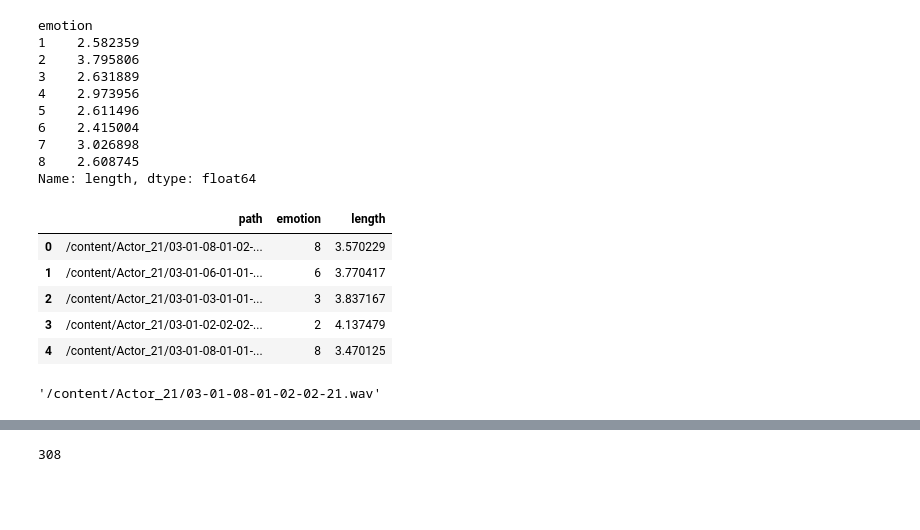
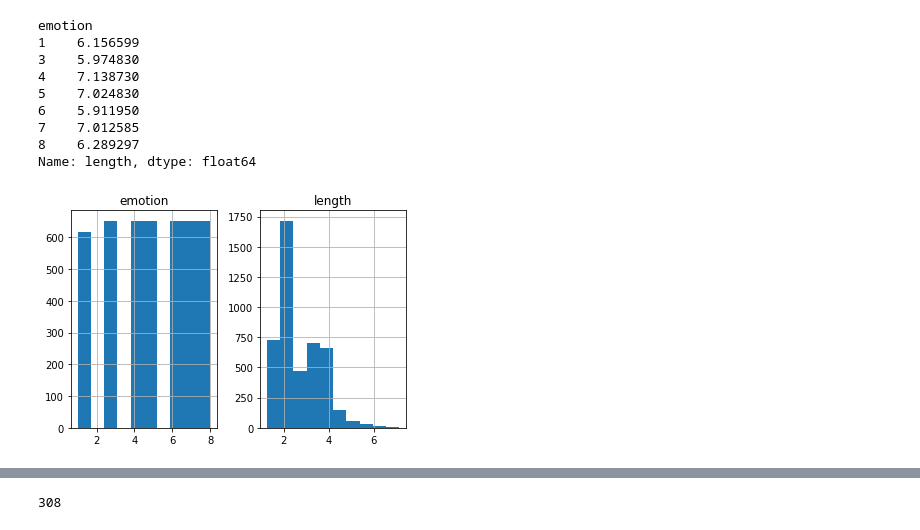
Before and after one commit to Karthick47v2/speech-emotion-classifier, a Jupyter notebook: feature_extraction.ipynb, the cells around one changed output, grey strips where cells are left out. Drawn from its saved outputs; the diff is of its cells as text; code cells hidden in the pictures; blank space fills up the shorter version.

```diff
--- a/feature_extraction.ipynb
+++ b/feature_extraction.ipynb
@@ -73,28 +70,18 @@ for path in df['path']:
 
 df['length'] = wav_len
 # %%
-df.groupby(['emotion'])['length'].mean()
+df.groupby(['emotion'])['length'].max()
 # %% [output]
 emotion
-1    2.582359
-2    3.795806
-3    2.631889
-4    2.973956
-5    2.611496
-6    2.415004
-7    3.026898
-8    2.608745
+1    6.156599
+3    5.974830
+4    7.138730
+5    7.024830
+6    5.911950
+7    7.012585
+8    6.289297
 Name: length, dtype: float64
-# %%
-df.head()
-# %% [output]
-|  | path | emotion | length |
-| 0 | /content/Actor_21/03-01-08-01-02-... | 8 | 3.570229 |
-| 1 | /content/Actor_21/03-01-06-01-01-... | 6 | 3.770417 |
-| 2 | /content/Actor_21/03-01-03-01-01-... | 3 | 3.837167 |
-| 3 | /content/Actor_21/03-01-02-02-02-... | 2 | 4.137479 |
-| 4 | /content/Actor_21/03-01-08-01-01-... | 8 | 3.470125 |
-# %%
-df['path'][0]
-# %% [output]
-'/content/Actor_21/03-01-08-01-02-02-21.wav'
+# %%
+hist = df.hist()
+# %% [output]
+[figure, added]
```
Also changed, not shown: parts of 15 cells of this notebook.
